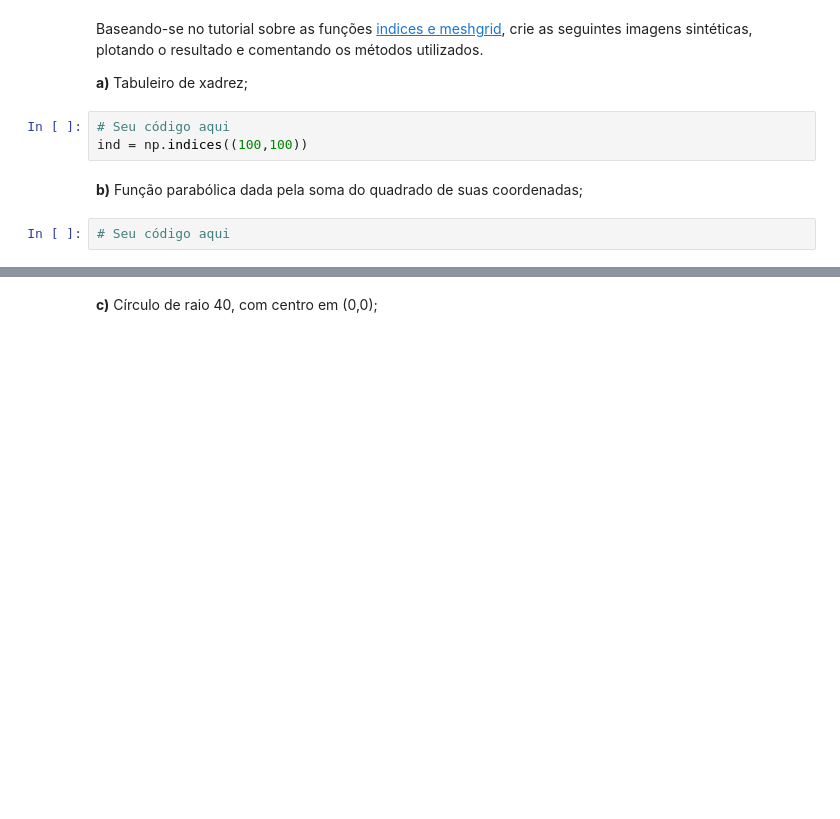
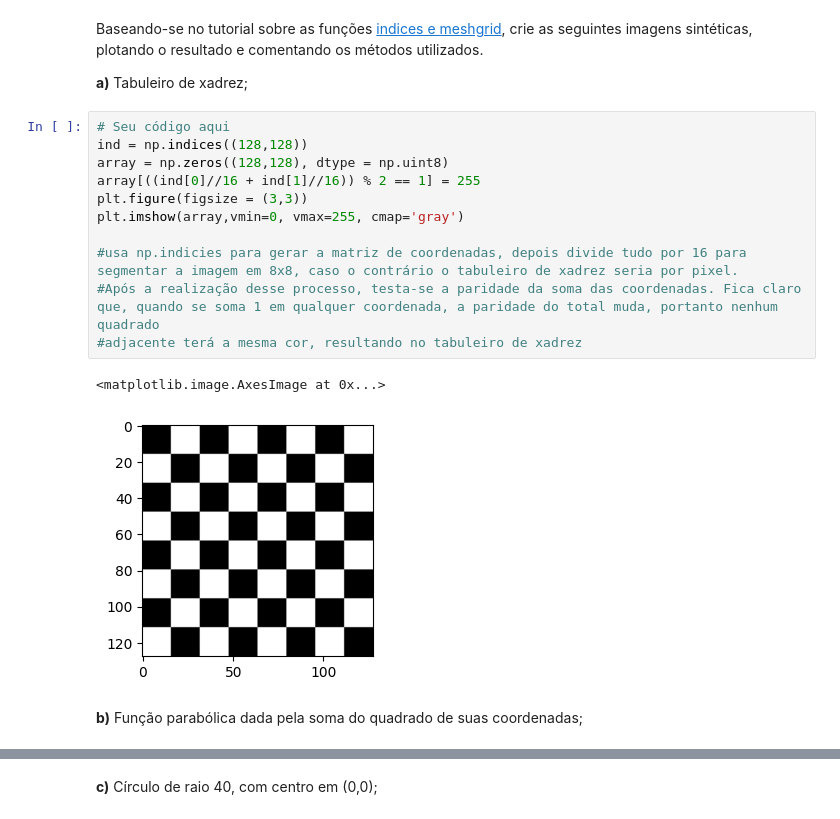
Before and after one commit to UNICAMP-EA979/2026s1-pi01-numpy-Bruno-Jambeiro, a Jupyter notebook: Atividade.ipynb, the cells around one changed output, grey strips where cells are left out. Cells and saved outputs as stored; diff of their text form; blank space fills up the shorter version.

```diff
--- a/Atividade.ipynb
+++ b/Atividade.ipynb
@@ -401,10 +401,19 @@ plt.imshow(array,vmin=0, vmax=255, cmap='gray')
 Baseando-se no tutorial sobre as funções [indices e meshgrid](https://github.com/lrittner/Computacao-Visual/blob/master/tutoriais/02_tutorial_numpy_1_6.ipynb), crie as seguintes imagens sintéticas, plotando o resultado e comentando os métodos utilizados.
 
 **a)** Tabuleiro de xadrez;
-# %%
-# Seu código aqui
-ind = np.indices((100,100))
+# %%
+# Seu código aqui
+ind = np.indices((128,128))
+array = np.zeros((128,128), dtype = np.uint8)
+array[((ind[0]//16 + ind[1]//16)) % 2 == 1] = 255
+plt.figure(figsize = (3,3))
+plt.imshow(array,vmin=0, vmax=255, cmap='gray')
+
+#usa np.indicies para gerar a matriz de coordenadas, depois divide tudo por 16 para segmentar a imagem em 8x8, caso o contrário o tabuleiro de xadrez seria por pixel.
+#Após a realização desse processo, testa-se a paridade da soma das coordenadas. Fica claro que, quando se soma 1 em qualquer coordenada, a paridade do total muda, portanto nenhum quadrado
+#adjacente terá a mesma cor, resultando no tabuleiro de xadrez
+# %% [output]
+<matplotlib.image.AxesImage at 0x...>
+[figure, added]
 # %% [markdown]
 **b)** Função parabólica dada pela soma do quadrado de suas coordenadas;
-# %%
-# Seu código aqui
```
Also changed, not shown: parts of 3 cells of this notebook.
